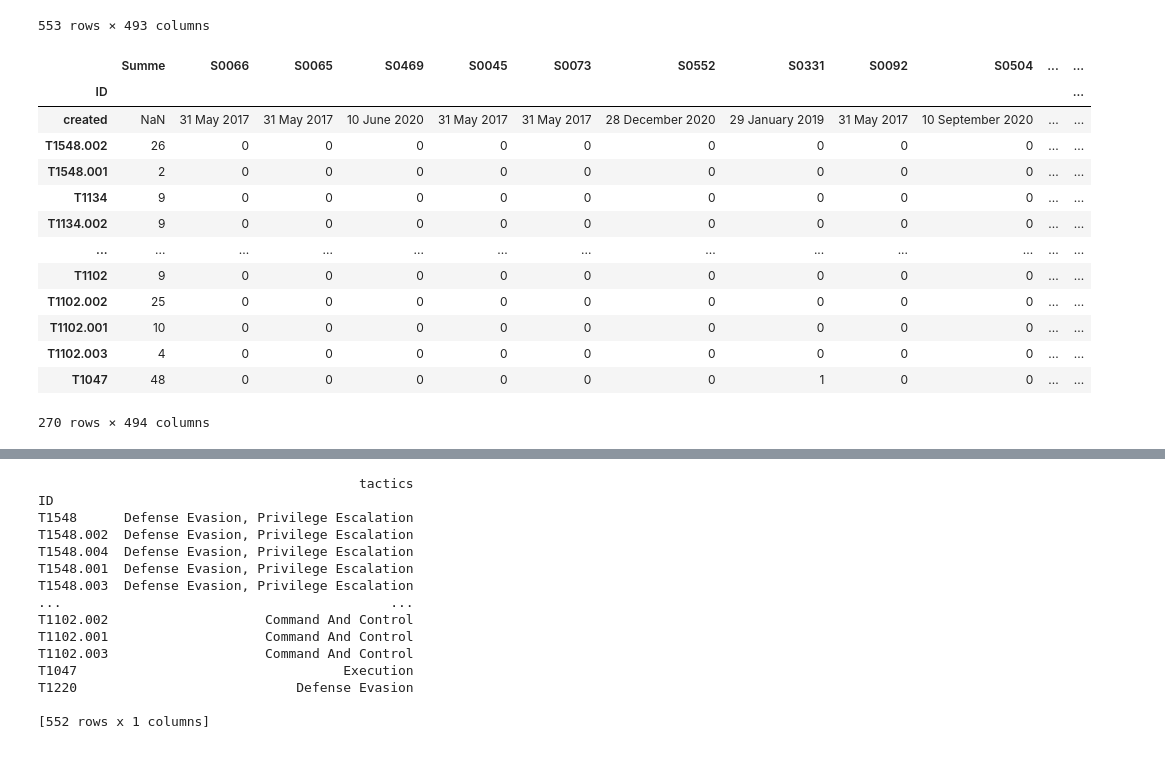
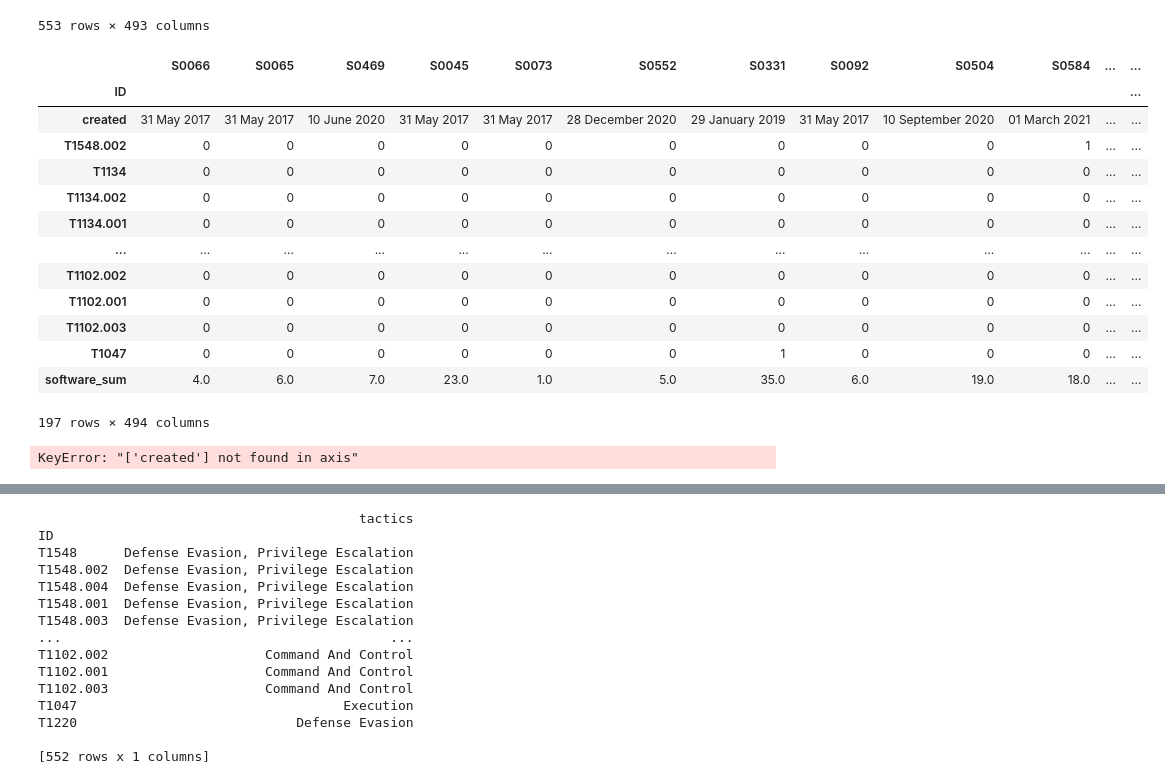
Before and after one commit to tobiasbudig/attack-hypotheses-generation, a Jupyter notebook: explorative-datenanalyse.ipynb, the cells around one changed output, grey strips where cells are left out. Saved outputs shown, nothing was run; the diff lists cells and outputs as text; code cells hidden in the pictures.

```diff
--- a/explorative-datenanalyse.ipynb
+++ b/explorative-datenanalyse.ipynb
@@ -97,31 +103,3 @@ dfmatrix
 | T1047 | 0 | 0 | 0 | 0 | 0 | 0 | 1 | 0 | 0 | 0 | ... | ... |
 | T1220 | 0 | 0 | 0 | 0 | 0 | 0 | 0 | 0 | 0 | 0 | ... | ... |
 553 rows × 493 columns
-# %%
-#nur einmal laufen lassen!
-technique_sum = pd.DataFrame(dfmatrix.sum(axis = 1)).drop('created')
-dfmatrix.insert(0, "Summe", technique_sum, False)
-
-
-dfmatrix.drop(dfmatrix[dfmatrix['Summe'] < 2].index, inplace = True)
-dfmatrix
-#dfmatrix.drop(bed.index == False)
-#dfmatrix[dfmatrix(technique_sum < 10)].index
-
-#nach datum sortieren
-#Mitre Att&ck
-# %% [output]
-|  | Summe | S0066 | S0065 | S0469 | S0045 | S0073 | S0552 | S0331 | S0092 | S0504 | ... | ... |
-| ID |  |  |  |  |  |  |  |  |  |  |  | ... |
-| created | NaN | 31 May 2017 | 31 May 2017 | 10 June 2020 | 31 May 2017 | 31 May 2017 | 28 December 2020 | 29 January 2019 | 31 May 2017 | 10 September 2020 | ... | ... |
-| T1548.002 | 26 | 0 | 0 | 0 | 0 | 0 | 0 | 0 | 0 | 0 | ... | ... |
-| T1548.001 | 2 | 0 | 0 | 0 | 0 | 0 | 0 | 0 | 0 | 0 | ... | ... |
-| T1134 | 9 | 0 | 0 | 0 | 0 | 0 | 0 | 0 | 0 | 0 | ... | ... |
-| T1134.002 | 9 | 0 | 0 | 0 | 0 | 0 | 0 | 0 | 0 | 0 | ... | ... |
-| ... | ... | ... | ... | ... | ... | ... | ... | ... | ... | ... | ... | ... |
-| T1102 | 9 | 0 | 0 | 0 | 0 | 0 | 0 | 0 | 0 | 0 | ... | ... |
-| T1102.002 | 25 | 0 | 0 | 0 | 0 | 0 | 0 | 0 | 0 | 0 | ... | ... |
-| T1102.001 | 10 | 0 | 0 | 0 | 0 | 0 | 0 | 0 | 0 | 0 | ... | ... |
-| T1102.003 | 4 | 0 | 0 | 0 | 0 | 0 | 0 | 0 | 0 | 0 | ... | ... |
-| T1047 | 48 | 0 | 0 | 0 | 0 | 0 | 0 | 1 | 0 | 0 | ... | ... |
-270 rows × 494 columns
@@ -131,0 +106,51 @@ with pd.ExcelWriter('./Data collection MITRE ATT&CK_Progress.xlsx', engine="open
+# %%
+# Initialisiere und Fülle die Summen, um anschließend damit weiter zurechnen
+
+# Leere die Spalten, damit sie anschließend komplett überschrieben werden können
+dfmatrix['technique_sum'] = 0
+dfmatrix.loc['software_sum'] = 0
+
+technique_sum = dfmatrix.transpose().drop(['created'], axis = 1).sum(axis = 0)
+software_sum = dfmatrix.transpose().drop(['created'], axis = 1).sum(axis = 1)
+
+# Droppe Techniken die weniger als xxx Software benutzen
+dfmatrix['technique_sum'] = technique_sum
+dfmatrix.loc['software_sum'] = software_sum
+
+dfmatrix.transpose().drop(dfmatrix.transpose()[dfmatrix.transpose()['software_sum'] < 1].index[:-1], inplace = True)
+dfmatrix.drop(dfmatrix[dfmatrix['technique_sum'] < 4].index, inplace = True)
+#dfmatrix = dfmatrix.transpose().drop(dfmatrix.transpose()[dfmatrix.transpose()['software_sum'] < 1].index, inplace = True)
+
+
+#Aktualisiere die Summen
+dfmatrix['technique_sum'] = 0
+dfmatrix.loc['software_sum'] = 0
+
+technique_sum = dfmatrix.transpose().drop(['created'], axis = 1).sum(axis = 0)
+software_sum = dfmatrix.transpose().drop(['created'], axis = 1).sum(axis = 1)
+dfmatrix['technique_sum'] = technique_sum
+dfmatrix.loc['software_sum'] = software_sum
+
+dfmatrix
+# %% [output]
+|  | S0066 | S0065 | S0469 | S0045 | S0073 | S0552 | S0331 | S0092 | S0504 | S0584 | ... | ... |
+| ID |  |  |  |  |  |  |  |  |  |  |  | ... |
+| created | 31 May 2017 | 31 May 2017 | 10 June 2020 | 31 May 2017 | 31 May 2017 | 28 December 2020 | 29 January 2019 | 31 May 2017 | 10 September 2020 | 01 March 2021 | ... | ... |
+| T1548.002 | 0 | 0 | 0 | 0 | 0 | 0 | 0 | 0 | 0 | 1 | ... | ... |
+| T1134 | 0 | 0 | 0 | 0 | 0 | 0 | 0 | 0 | 0 | 0 | ... | ... |
+| T1134.002 | 0 | 0 | 0 | 0 | 0 | 0 | 0 | 0 | 0 | 0 | ... | ... |
+| T1134.001 | 0 | 0 | 0 | 0 | 0 | 0 | 0 | 0 | 0 | 0 | ... | ... |
+| ... | ... | ... | ... | ... | ... | ... | ... | ... | ... | ... | ... | ... |
+| T1102.002 | 0 | 0 | 0 | 0 | 0 | 0 | 0 | 0 | 0 | 0 | ... | ... |
+| T1102.001 | 0 | 0 | 0 | 0 | 0 | 0 | 0 | 0 | 0 | 0 | ... | ... |
+| T1102.003 | 0 | 0 | 0 | 0 | 0 | 0 | 0 | 0 | 0 | 0 | ... | ... |
+| T1047 | 0 | 0 | 0 | 0 | 0 | 0 | 1 | 0 | 0 | 0 | ... | ... |
+| software_sum | 4.0 | 6.0 | 7.0 | 23.0 | 1.0 | 5.0 | 35.0 | 6.0 | 19.0 | 18.0 | ... | ... |
+197 rows × 494 columns
+# %%
+#Droppe hier dann noch die Softwares die komplett leer sind
+dfmatrix = dfmatrix.transpose().drop(dfmatrix.transpose()[dfmatrix.transpose()['software_sum'] < 1].index)
+dfmatrix['technique_sum'] = dfmatrix.transpose().drop(['created'], axis = 1).sum(axis = 0)
+dfmatrix
+# %% [output]
+KeyError: "['created'] not found in axis"
```
Also changed, not shown: parts of 6 cells of this notebook, 18 other files.
